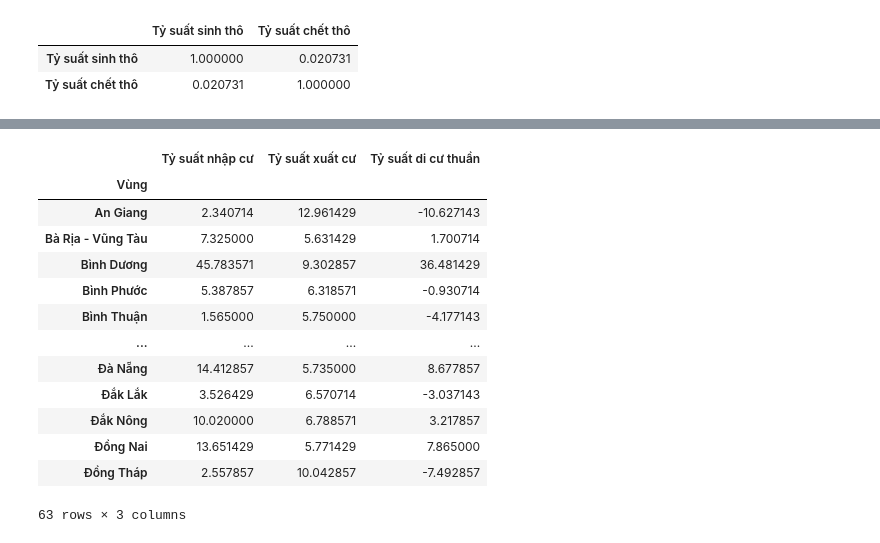
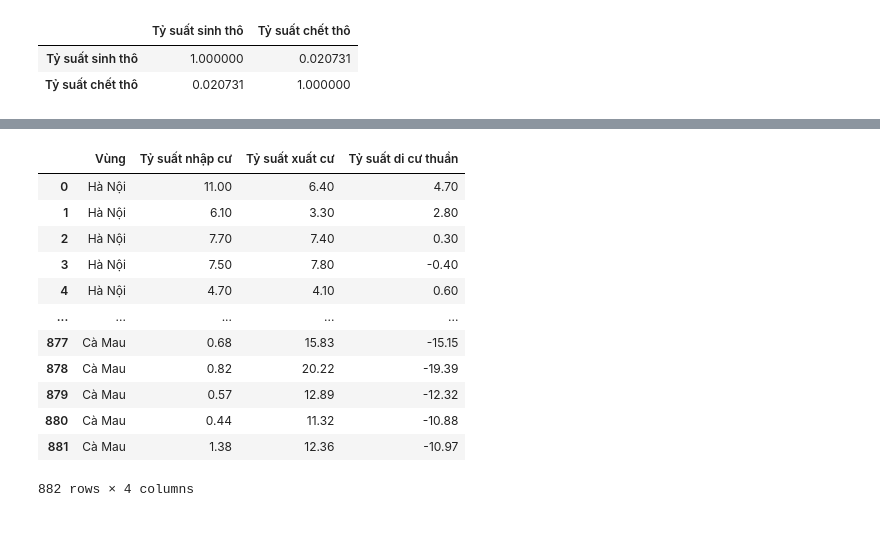
Before and after one commit to KhoiNguyen0000/Final, a Jupyter notebook: 05_Pandas_query.ipynb, the cells around one changed output, grey strips where cells are left out. Drawn from its saved outputs; the diff is of its cells as text; code cells hidden in the pictures.

```diff
--- a/05_Pandas_query.ipynb
+++ b/05_Pandas_query.ipynb
@@ -147,19 +137,19 @@ Locality_data.groupby('Vùng')[['Tỷ lệ tăng tự nhiên','Tỉ lệ thất
 # %%
 #8. Xem vùng nào thu hút hay mất dân cư.
 dt5 = Locality_data[['Vùng', 'Tỷ suất nhập cư', 'Tỷ suất xuất cư', 'Tỷ suất di cư thuần']].copy()
 dt5.groupby('Vùng')[['Tỷ suất nhập cư', 'Tỷ suất xuất cư', 'Tỷ suất di cư thuần']].mean()
+dt5.round(3)
 # %% [output]
-|  | Tỷ suất nhập cư | Tỷ suất xuất cư | Tỷ suất di cư thuần |
-| Vùng |  |  |  |
-| An Giang | 2.340714 | 12.961429 | -10.627143 |
-| Bà Rịa - Vũng Tàu | 7.325000 | 5.631429 | 1.700714 |
-| Bình Dương | 45.783571 | 9.302857 | 36.481429 |
-| Bình Phước | 5.387857 | 6.318571 | -0.930714 |
-| Bình Thuận | 1.565000 | 5.750000 | -4.177143 |
-| ... | ... | ... | ... |
-| Ðà Nẵng | 14.412857 | 5.735000 | 8.677857 |
-| Ðắk Lắk | 3.526429 | 6.570714 | -3.037143 |
-| Ðắk Nông | 10.020000 | 6.788571 | 3.217857 |
-| Ðồng Nai | 13.651429 | 5.771429 | 7.865000 |
-| Ðồng Tháp | 2.557857 | 10.042857 | -7.492857 |
+|  | Vùng | Tỷ suất nhập cư | Tỷ suất xuất cư | Tỷ suất di cư thuần |
+| 0 | Hà Nội | 11.00 | 6.40 | 4.70 |
+| 1 | Hà Nội | 6.10 | 3.30 | 2.80 |
+| 2 | Hà Nội | 7.70 | 7.40 | 0.30 |
+| 3 | Hà Nội | 7.50 | 7.80 | -0.40 |
+| 4 | Hà Nội | 4.70 | 4.10 | 0.60 |
+| ... | ... | ... | ... | ... |
+| 877 | Cà Mau | 0.68 | 15.83 | -15.15 |
+| 878 | Cà Mau | 0.82 | 20.22 | -19.39 |
+| 879 | Cà Mau | 0.57 | 12.89 | -12.32 |
+| 880 | Cà Mau | 0.44 | 11.32 | -10.88 |
+| 881 | Cà Mau | 1.38 | 12.36 | -10.97 |
-63 rows × 3 columns
+882 rows × 4 columns
```
Also changed, not shown: parts of 6 cells of this notebook.
